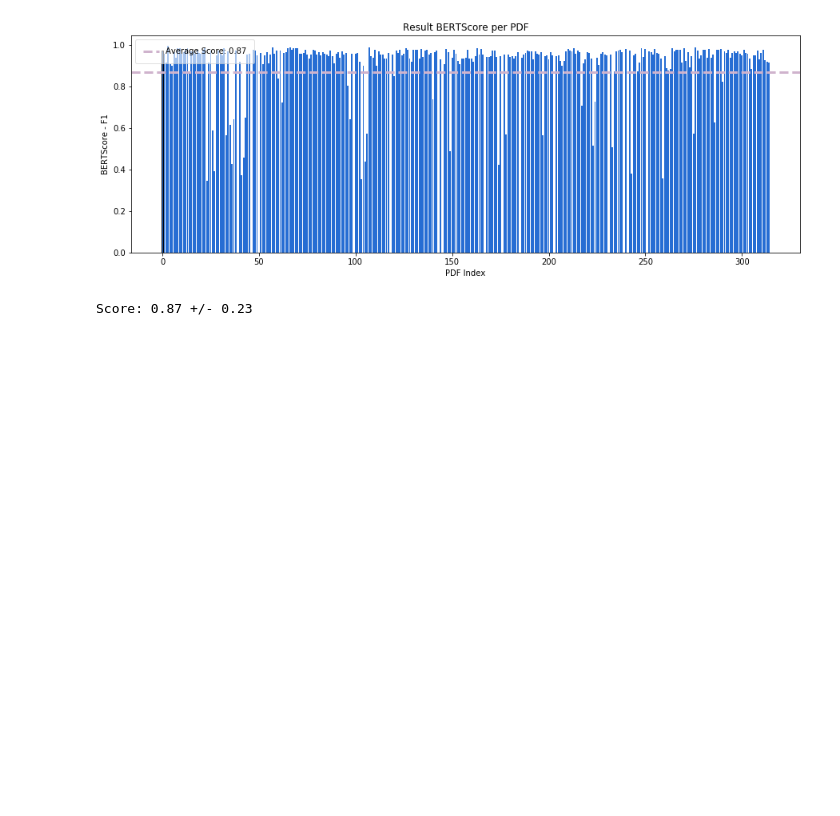
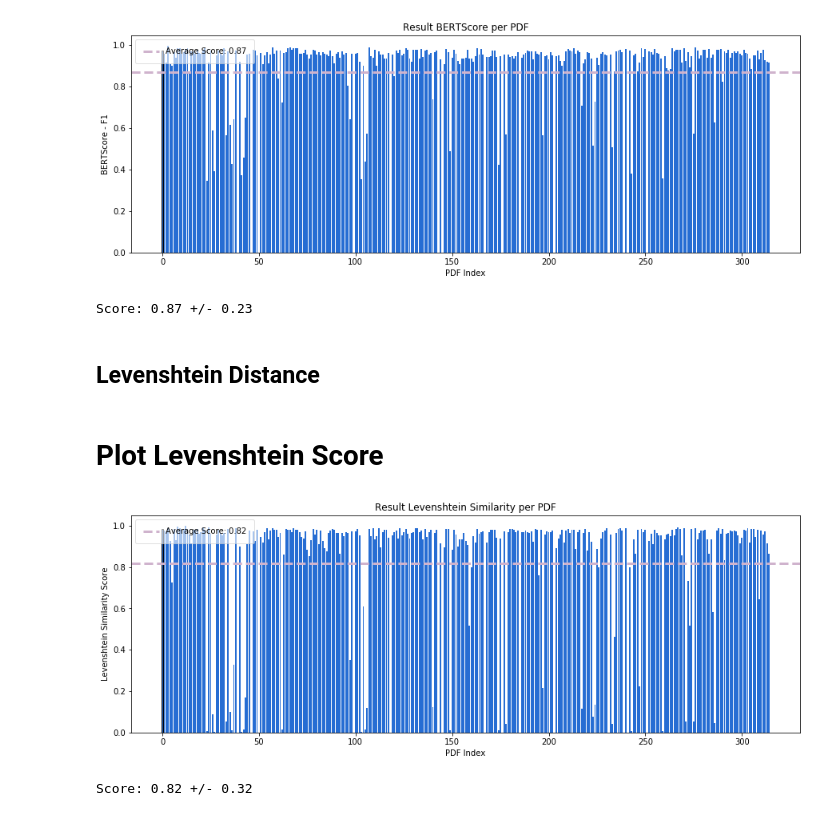
Before and after one commit to danielmoreira/sciint, a Jupyter notebook: PDF Caption Extraction.ipynb, the cells around one changed output. Saved outputs shown, nothing was run; the diff lists cells and outputs as text; code cells hidden in the pictures; blank space fills up the shorter version.

Commit message:
Levensthein score

```diff
--- a/PDF Caption Extraction.ipynb
+++ b/PDF Caption Extraction.ipynb
@@ -264,5 +270,5 @@ Score: 0.88 +/- 0.24
 # %%
-def evalute_caption_text(annotated_caption, extracted_caption):
+def evalute_caption_text_bert(annotated_caption, extracted_caption):
 
     # retrieve information about pdf figures location and figures real name
     annotated_cap_location = []
@@ -297,7 +303,7 @@ def evalute_caption_text(annotated_caption, extracted_caption):
 pdfs = sorted(list(caption_annotation.keys()))
 pdf_bert_score = []
 for pdf in tqdm(pdfs):
-    pdf_bert_score.append(evalute_caption_text(caption_annotation[pdf]['original_captions'],
+    pdf_bert_score.append(evalute_caption_text_bert(caption_annotation[pdf]['original_captions'],
                                      x_captions[pdf]['extracted_captions']))
 # %% [markdown]
 # Plot Bert Score
@@ -321,3 +327,5 @@ print(f"Score: {y.mean():.2f} +/- {y.std():.2f}")
 # %% [output]
 [figure]
 Score: 0.87 +/- 0.23
+# %% [markdown]
+## Levenshtein Distance
@@ -323,0 +365,31 @@ Score: 0.87 +/- 0.23
+# %%
+pdfs = sorted(list(caption_annotation.keys()))
+pdf_levenshtein_dist = []
+for pdf in tqdm(pdfs):
+    dist = evalute_caption_text_levenshtein(caption_annotation[pdf]['original_captions'],
+                                     x_captions[pdf]['extracted_captions'])
+    # Remove None values from pdf_levenshtein_dist
+    if not dist is  None:
+        pdf_levenshtein_dist.append(dist)
+# %% [markdown]
+# Plot Levenshtein Score
+# %%
+y = np.array(pdf_levenshtein_dist)
+x = np.arange(len(pdf_levenshtein_dist))
+
+plt.figure(figsize=(15,5))
+# plt.hist(y, bins=np.arange(0,100,1),facecolor='#266DD3',edgecolor='black')
+plt.axhline(y.mean(), color='#CFB3CD', linestyle='dashed', linewidth=3,label=f'Average Score: {y.mean():.2f}')
+plt.bar(x, pdf_levenshtein_dist, facecolor='#266DD3',edgecolor='black')
+# plt.scatter(x,means)
+plt.title("Result Levenshtein Similarity per PDF")
+plt.xlabel('PDF Index')
+plt.ylabel("Levenshtein Similarity Score")
+plt.legend(fancybox=True, framealpha=0.6, borderpad=1)
+
+plt.show()
+
+print(f"Score: {y.mean():.2f} +/- {y.std():.2f}")
+# %% [output]
+[figure, added]
+Score: 0.82 +/- 0.32
```
Also changed, not shown: parts of 5 cells of this notebook.
